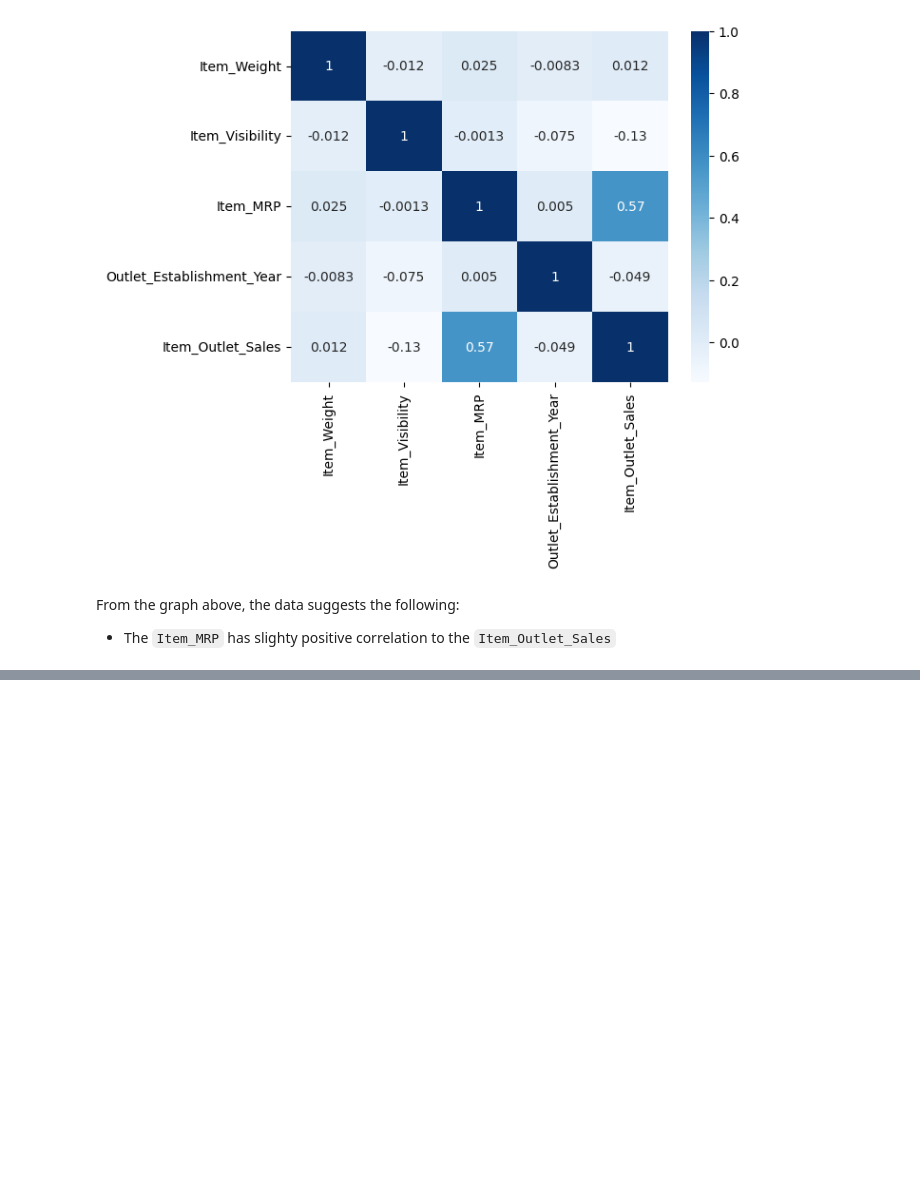
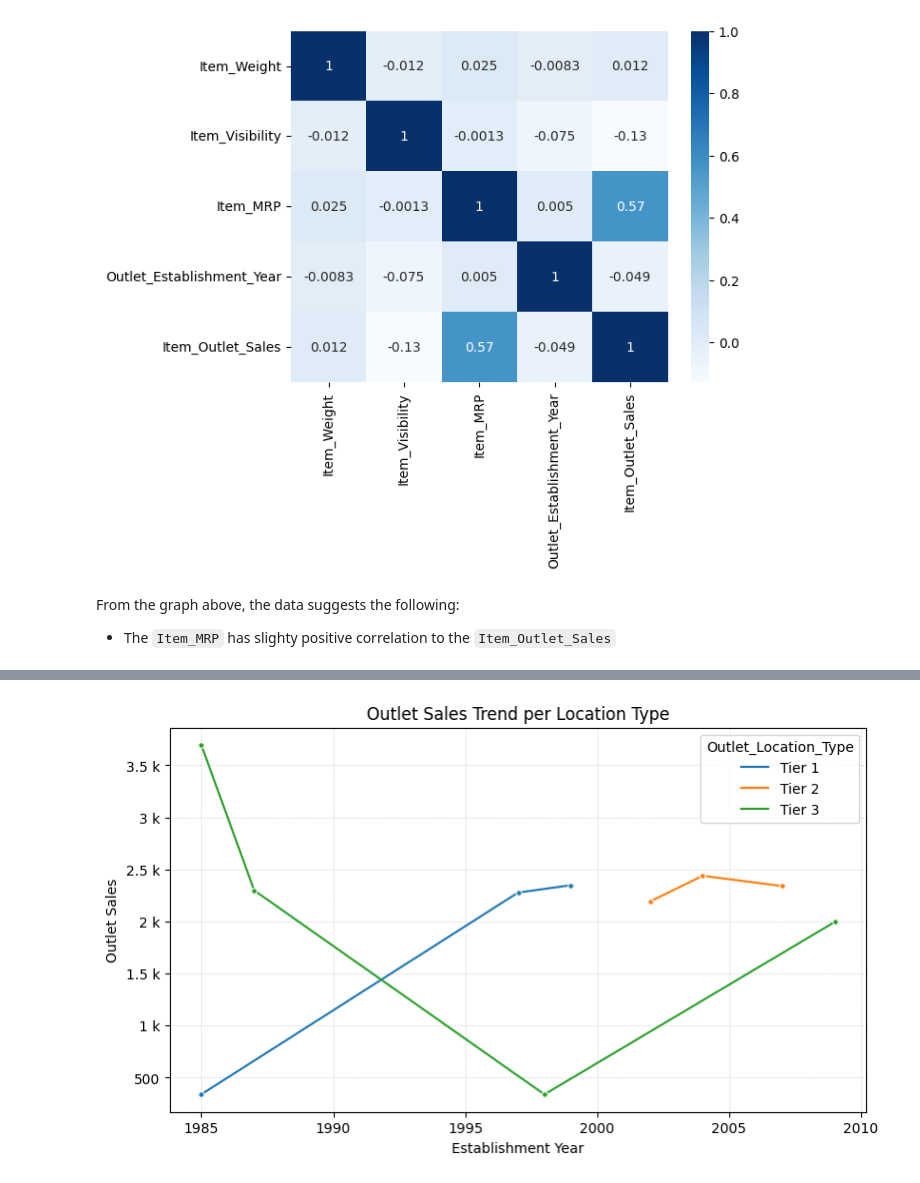
Before and after one commit to jpcanamaque/codingdojo-project, a Jupyter notebook: CodingDojo_Project.ipynb, the cells around one changed output, grey strips where cells are left out. Drawn from its saved outputs; the diff is of its cells as text; code cells hidden in the pictures; blank space fills up the shorter version.

```diff
--- a/CodingDojo_Project.ipynb
+++ b/CodingDojo_Project.ipynb
@@ -444,0 +531,33 @@ From the graph above, the data suggests the following:
+# %%
+# Graph 3: Outlet Sales Trend per Location Type
+# This graph shows the trend of sales data per location type
+
+# Create the subplot data and apply style
+fig, ax = plt.subplots(figsize=(9, 5))
+plt.style.use('fast')
+
+# Draw the line chart
+sns.lineplot(x='Outlet_Establishment_Year',
+             y='Item_Outlet_Sales',
+             data= sales_df,
+             hue='Outlet_Location_Type',
+             ax=ax, marker='o',
+             markersize=4,
+             hue_order = ['Tier 1', 'Tier 2', 'Tier 3'],
+             errorbar=None
+             );
+
+# Set the title of the graph
+ax.set_title('Outlet Sales Trend per Location Type')
+
+# Set the y label
+ax.set_ylabel("Outlet Sales");
+ax.yaxis.set_major_formatter(ticker.EngFormatter())
+
+# Set the x label
+ax.set_xlabel("Establishment Year")
+
+# Set the grid for easier viewing
+ax.grid(color = 'gray', alpha=0.3, linestyle = '--', linewidth = 0.5);
+# %% [output]
+[figure, added]
```
Also changed, not shown: parts of 4 cells of this notebook.
